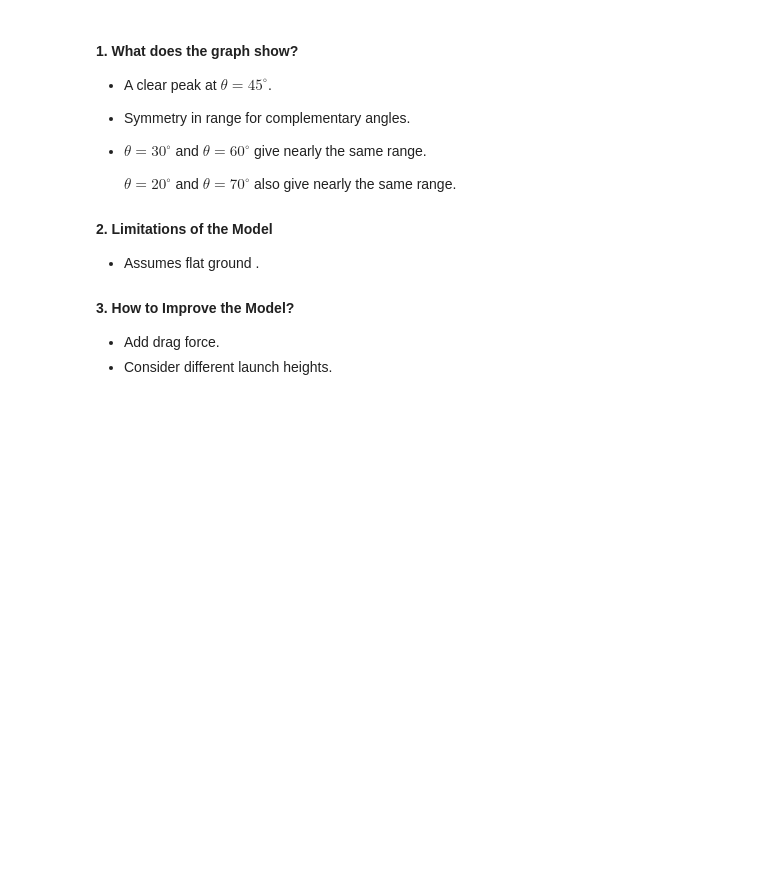
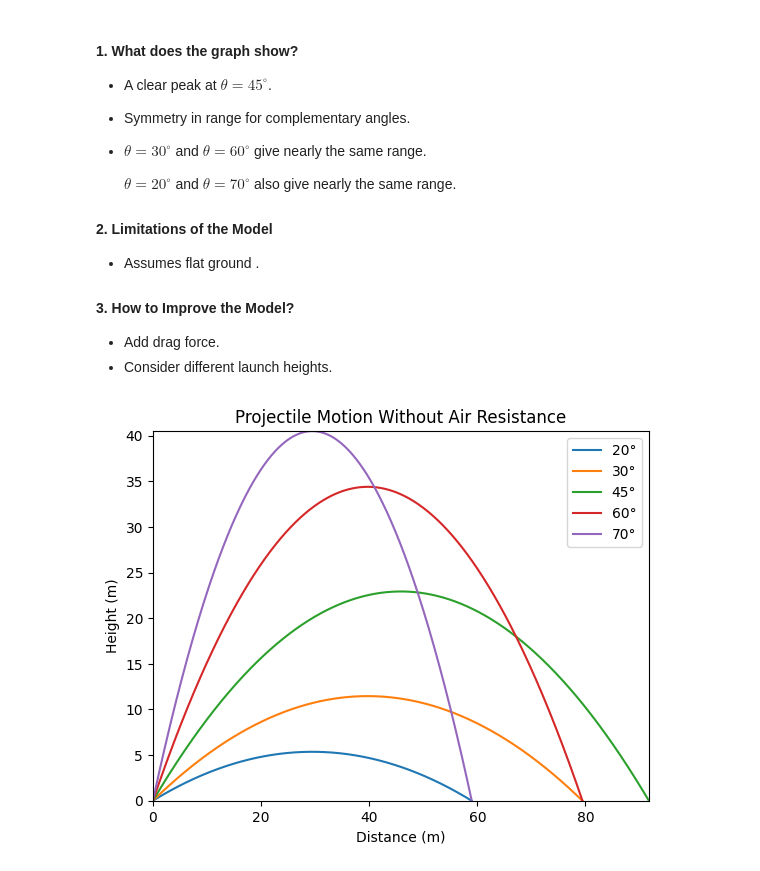
Before and after one commit to YahyaLendani/solutions_repo-main, a Jupyter notebook: docs/1 Physics/1 Mechanics/Problem_1.ipynb, the cells around one changed output. Saved outputs shown, nothing was run; the diff lists cells and outputs as text; code cells hidden in the pictures; blank space fills up the shorter version.

```diff
--- a/docs/1 Physics/1 Mechanics/Problem_1.ipynb
+++ b/docs/1 Physics/1 Mechanics/Problem_1.ipynb
@@ -283,3 +283,65 @@ plt.show()
 #### **3. How to Improve the Model?**
 - Add drag force.
 - Consider different launch heights.
+# %%
+import numpy as np
+import matplotlib.pyplot as plt
+import matplotlib.animation as animation
+
+# Constants
+g = 9.81  # Gravity (m/s^2)
+
+def simulate_projectile(v0, angle, dt=0.001, max_time=10):
+    """Simulates projectile motion without air resistance."""
+    theta = np.radians(angle)
+    vx, vy = v0 * np.cos(theta), v0 * np.sin(theta)
+    x, y = [0], [0]
+    t = 0
+
+    while y[-1] >= 0:
+        # Update velocities
+        ax = 0  # No horizontal acceleration
+        ay = -g  # Only gravity affects vertical acceleration
+
+        vx += ax * dt
+        vy += ay * dt
+
+        # Update positions
+        x.append(x[-1] + vx * dt)
+        y.append(y[-1] + vy * dt)
+
+        t += dt
+
+        if t >= max_time and y[-1] < 0:
+            break
+
+    return x, y
+
+# Parameters
+angles = [20, 30, 45, 60, 70]  # Different launch angles
+v0 = 30  # Initial speed (m/s)
+
+# Generate trajectories
+trajectories = [simulate_projectile(v0, angle) for angle in angles]
+
+# Create animation
+fig, ax = plt.subplots()
+ax.set_xlim(0, max(max(x) for x, _ in trajectories))
+ax.set_ylim(0, max(max(y) for _, y in trajectories))
+ax.set_xlabel("Distance (m)")
+ax.set_ylabel("Height (m)")
+ax.set_title("Projectile Motion Without Air Resistance")
+lines = [ax.plot([], [], label=f"{angle}°")[0] for angle in angles]
+ax.legend()
+
+def update(frame):
+    for i, line in enumerate(lines):
+        x, y = trajectories[i]
+        line.set_data(x[:frame * 20], y[:frame * 20])  # Speed up animation
+    return lines
+
+ani = animation.FuncAnimation(fig, update, frames=700, interval=10, blit=True)  # Faster animation
+ani.save("projectile_motion_no_air_resistance.gif", writer="pillow")
+plt.show()
+# %% [output]
+[figure, added]
```
Also changed, not shown: 2 other files.
